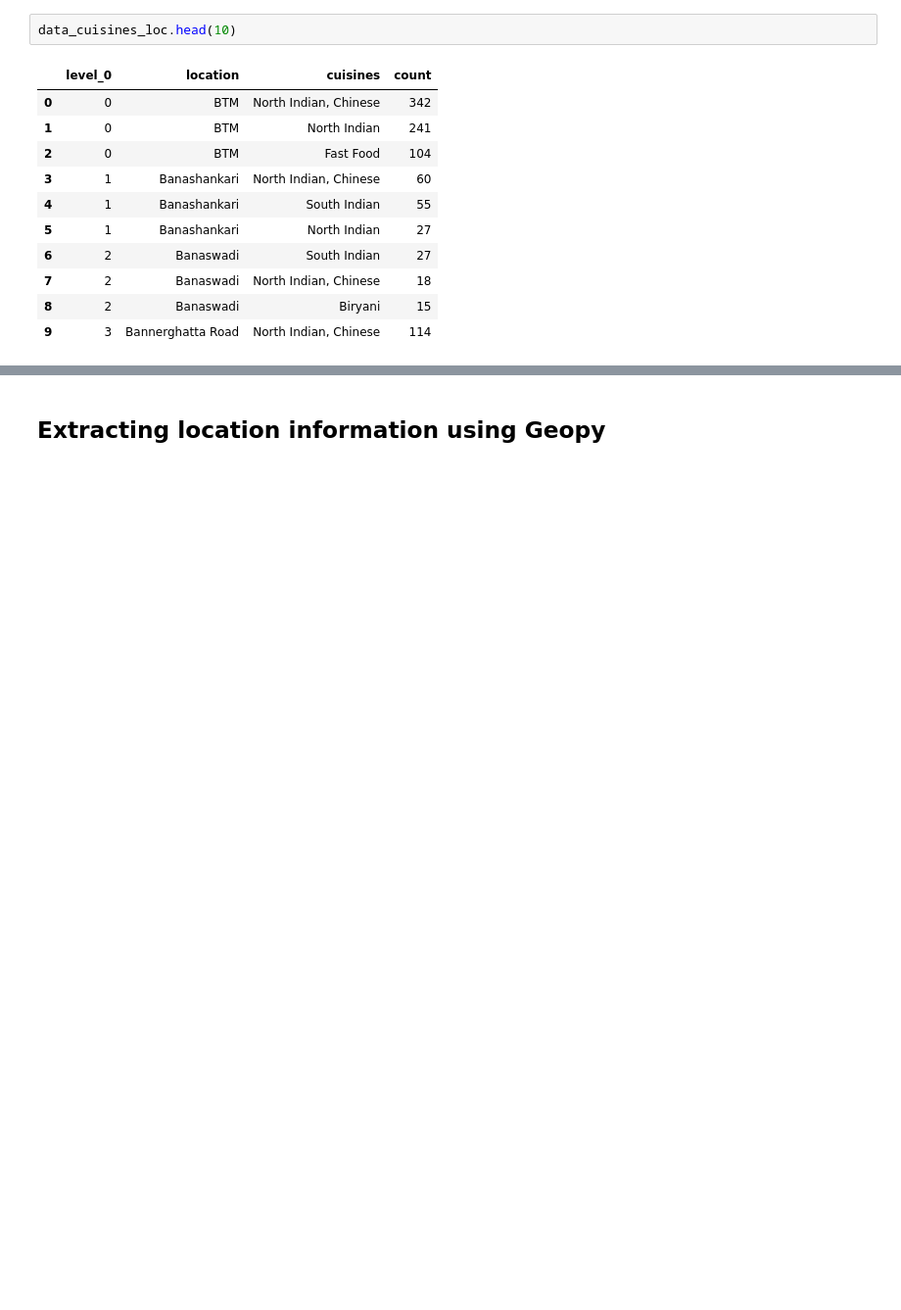
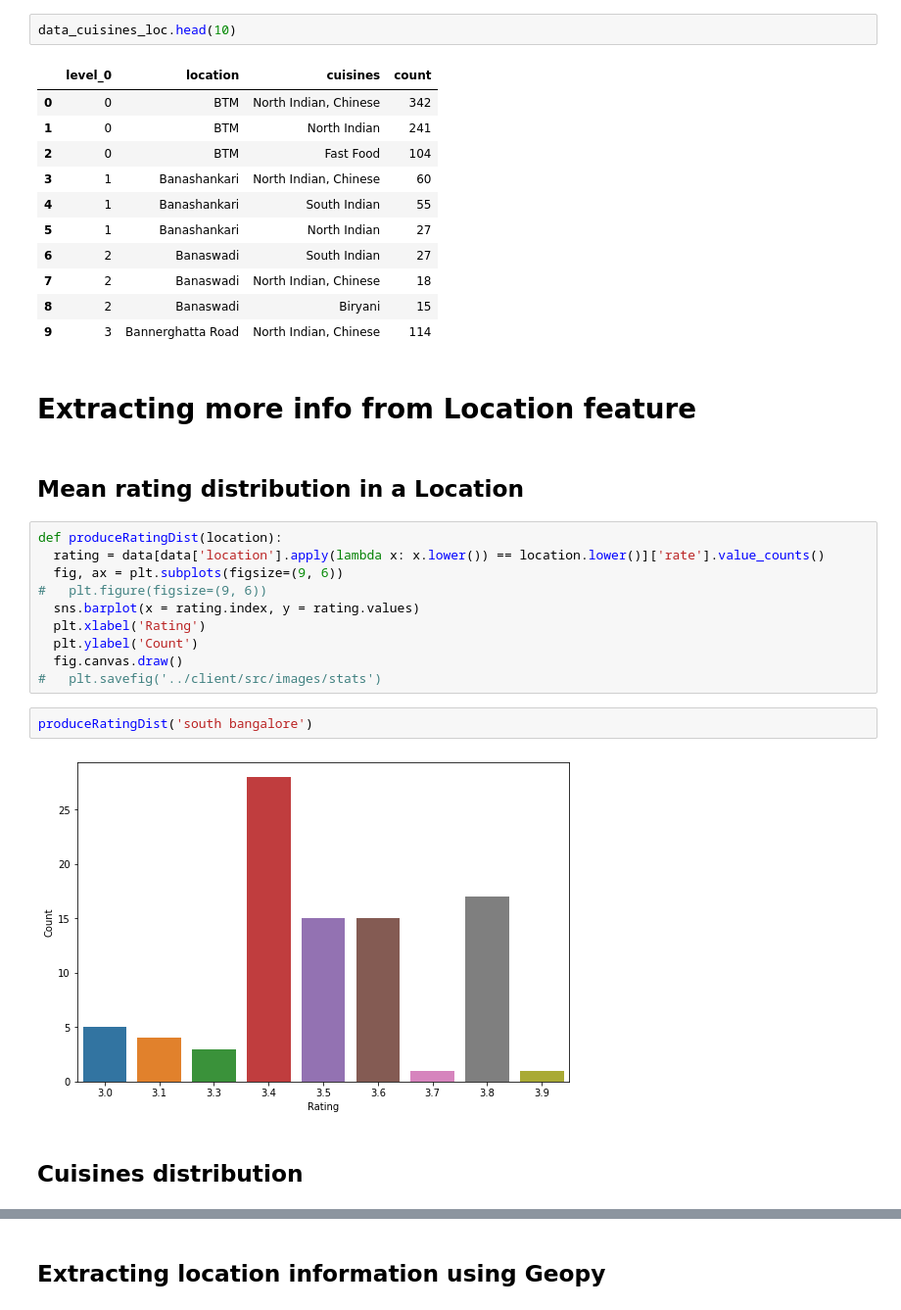
Before and after one commit to aditya-bhardwaj01/Best-Restaurant-Finder, a Jupyter notebook: model/zomato_data_analysis.ipynb, the cells around one changed output, grey strips where cells are left out. Shown at 98% size. Drawn from its saved outputs; the diff is of its cells as text; blank space fills up the shorter version.

```diff
--- a/model/zomato_data_analysis.ipynb
+++ b/model/zomato_data_analysis.ipynb
@@ -348,3 +343,23 @@ data_cuisines_loc.head(10)
 | 7 | 2 | Banaswadi | North Indian, Chinese | 18 |
 | 8 | 2 | Banaswadi | Biryani | 15 |
 | 9 | 3 | Bannerghatta Road | North Indian, Chinese | 114 |
+# %% [markdown]
+# Extracting more info from Location feature
+# %% [markdown]
+## Mean rating distribution in a Location
+# %%
+def produceRatingDist(location):
+  rating = data[data['location'].apply(lambda x: x.lower()) == location.lower()]['rate'].value_counts()
+  fig, ax = plt.subplots(figsize=(9, 6))
+#   plt.figure(figsize=(9, 6))
+  sns.barplot(x = rating.index, y = rating.values)
+  plt.xlabel('Rating')
+  plt.ylabel('Count')
+  fig.canvas.draw()
+#   plt.savefig('../client/src/images/stats')
+# %%
+produceRatingDist('south bangalore')
+# %% [output]
+[figure, added]
+# %% [markdown]
+## Cuisines distribution
```
Also changed, not shown: parts of 18 cells of this notebook, 7 other files.
